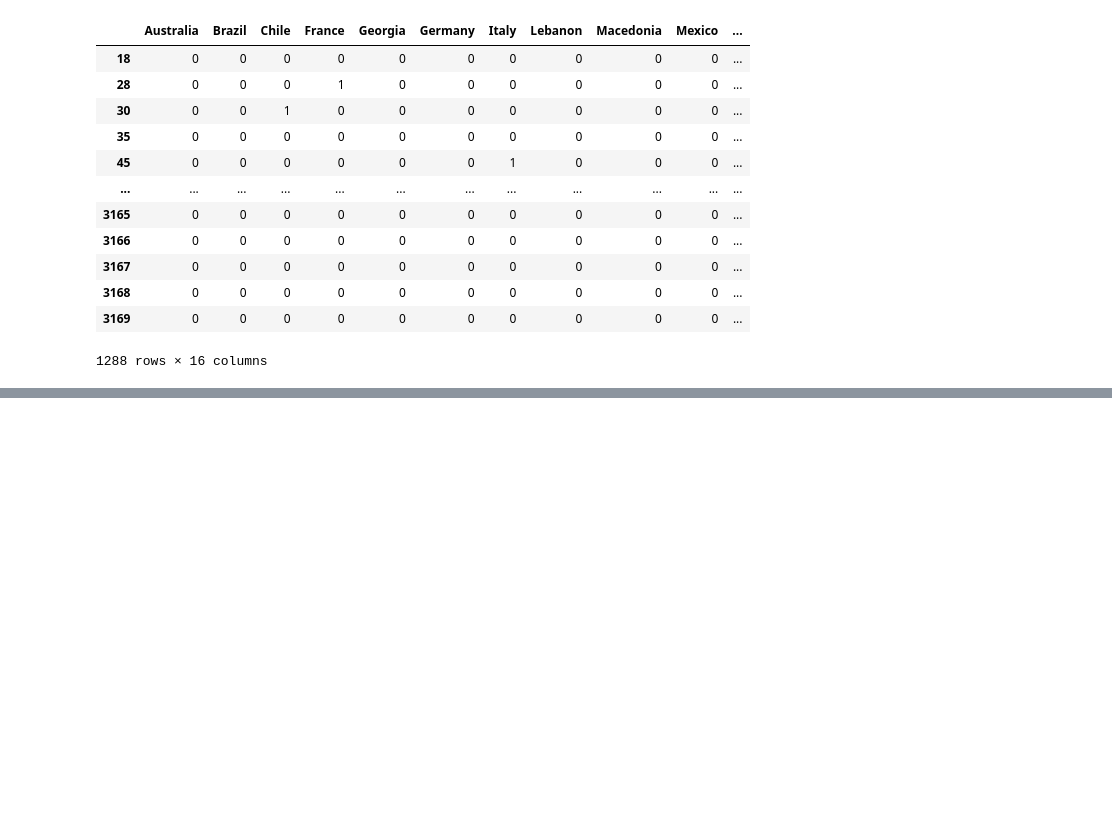
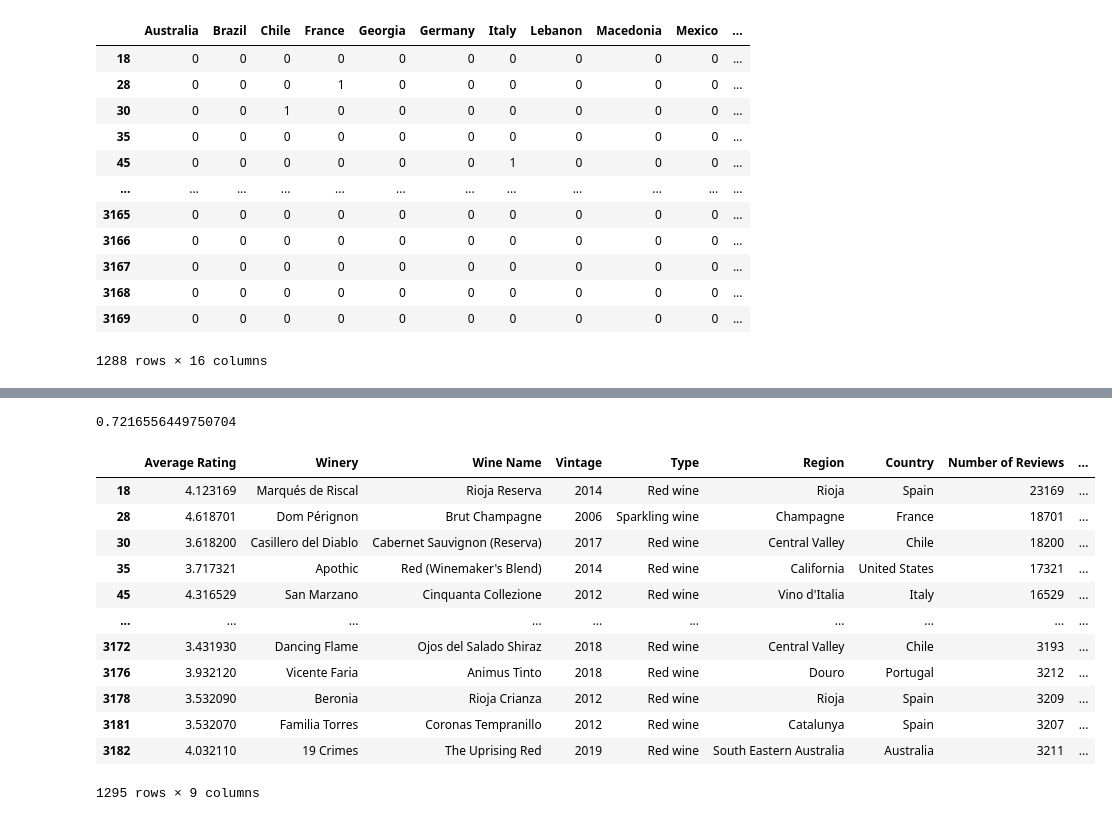
Before and after one commit to mattsegall/metis-project-2, a Jupyter notebook: Cleaning & Analysis Practice.ipynb, the cells around one changed output, grey strips where cells are left out. Saved outputs shown, nothing was run; the diff lists cells and outputs as text; code cells hidden in the pictures; blank space fills up the shorter version.

```diff
--- a/Cleaning & Analysis Practice.ipynb
+++ b/Cleaning & Analysis Practice.ipynb
@@ -294,0 +366,9 @@ NameError: name 'wine_data_clean_smaller' is not defined
+# %%
+#try interatction terms
+from sklearn.preprocessing import PolynomialFeatures
+p = PolynomialFeatures(degree=2, interaction_only=True)
+X_poly = p.fit_transform(X)
+lr.fit(X_poly, y)
+lr.score(X_poly, y)
+# %% [output]
+0.7216556449750704
@@ -294,0 +377,37 @@ NameError: name 'wine_data_clean_smaller' is not defined
+# %%
+#train, test split on clean data frame
+with open('wine_data_longer.pkl', 'rb') as picklefile:
+    wine_data_2 = pickle.load(picklefile)
+# %%
+#but first, clean
+
+#drop rows with missing price
+wine_data_2 = wine_data_2[wine_data_2['Average Price'] != 'error']
+
+#drop rows after scraping got messed up
+wine_data_2 = wine_data_2[:1408]
+
+#drop rows with no vintage year
+wine_data_2 = wine_data_2[wine_data_2['Vintage'] != 'N.V.']
+# %%
+#convert to numerical
+wine_data_2['Average Rating'] = wine_data_2['Average Rating'].astype(float)
+wine_data_2['Number of Reviews'] = wine_data_2['Number of Reviews'].astype(int)
+wine_data_2['Average Price'] = wine_data_2['Average Price'].astype(float)
+wine_data_2['Vintage'] = wine_data_2['Vintage'].astype(int)
+# %%
+wine_data_2
+# %% [output]
+|  | Average Rating | Winery | Wine Name | Vintage | Type | Region | Country | Number of Reviews | ... |
+| 18 | 4.123169 | Marqués de Riscal | Rioja Reserva | 2014 | Red wine | Rioja | Spain | 23169 | ... |
+| 28 | 4.618701 | Dom Pérignon | Brut Champagne | 2006 | Sparkling wine | Champagne | France | 18701 | ... |
+| 30 | 3.618200 | Casillero del Diablo | Cabernet Sauvignon (Reserva) | 2017 | Red wine | Central Valley | Chile | 18200 | ... |
+| 35 | 3.717321 | Apothic | Red (Winemaker's Blend) | 2014 | Red wine | California | United States | 17321 | ... |
+| 45 | 4.316529 | San Marzano | Cinquanta Collezione | 2012 | Red wine | Vino d'Italia | Italy | 16529 | ... |
+| ... | ... | ... | ... | ... | ... | ... | ... | ... | ... |
+| 3172 | 3.431930 | Dancing Flame | Ojos del Salado Shiraz | 2018 | Red wine | Central Valley | Chile | 3193 | ... |
+| 3176 | 3.932120 | Vicente Faria | Animus Tinto | 2018 | Red wine | Douro | Portugal | 3212 | ... |
+| 3178 | 3.532090 | Beronia | Rioja Crianza | 2012 | Red wine | Rioja | Spain | 3209 | ... |
+| 3181 | 3.532070 | Familia Torres | Coronas Tempranillo | 2012 | Red wine | Catalunya | Spain | 3207 | ... |
+| 3182 | 4.032110 | 19 Crimes | The Uprising Red | 2019 | Red wine | South Eastern Australia | Australia | 3211 | ... |
+1295 rows × 9 columns
```
Also changed, not shown: parts of 48 cells of this notebook.
